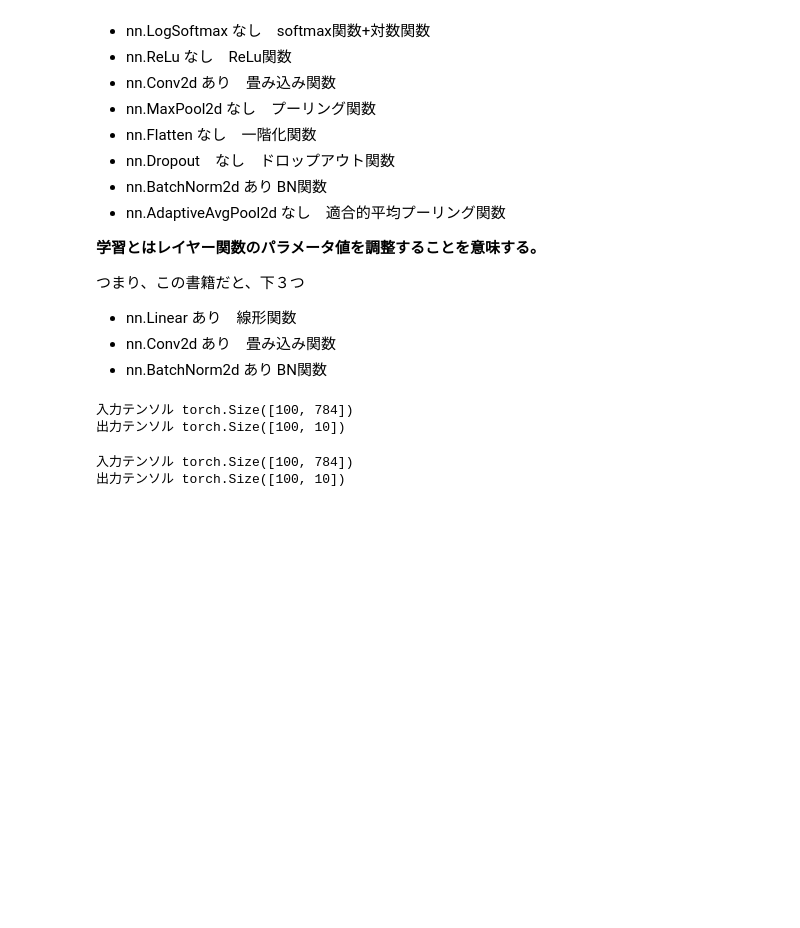
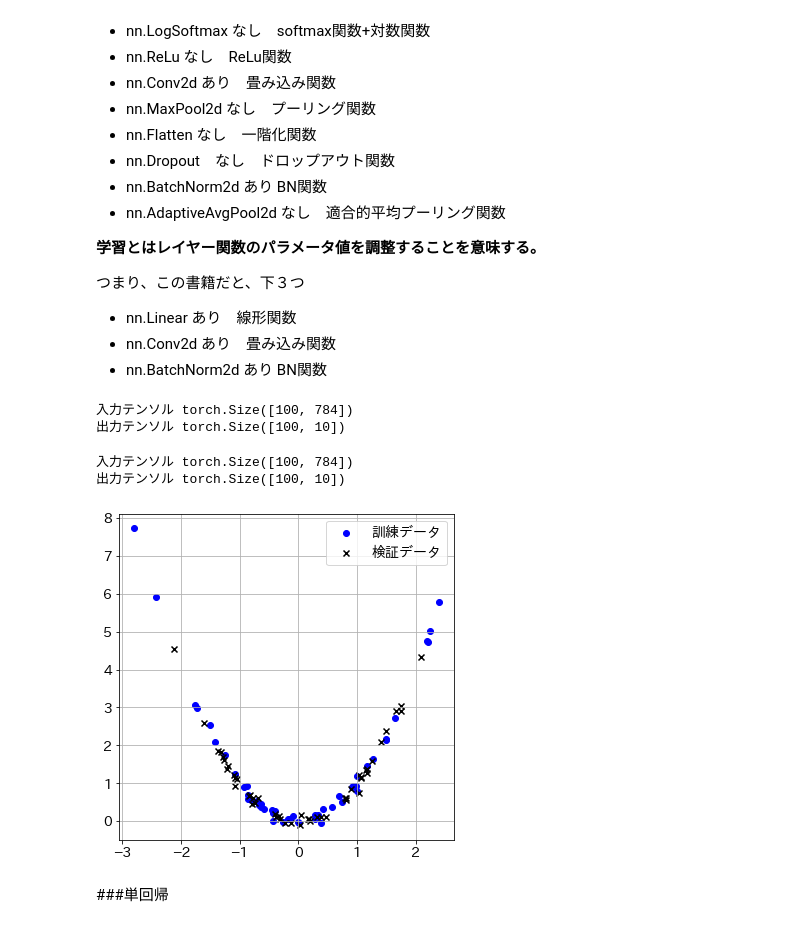
Before and after one commit to newstage75/ML_study, a Jupyter notebook: 最短Pytorch/４章予測関数の定義.ipynb, the cells around one changed output. Cells and saved outputs as stored; diff of their text form; code cells hidden in the pictures; blank space fills up the shorter version.

```diff
--- a/最短Pytorch/４章予測関数の定義.ipynb
+++ b/最短Pytorch/４章予測関数の定義.ipynb
@@ -104,3 +104,25 @@ print('出力テンソル', outputs２.shape)
 # %% [output]
 入力テンソル torch.Size([100, 784])
 出力テンソル torch.Size([100, 10])
+# %%
+#活性化関数の目的
+# 訓練データ、検証データの計算
+np.random.seed(123)
+x = np.random.randn(100,1)
+
+# yの値はx^2に乱数の要素を1/10程度付加した
+y = x**2 + np.random.randn(100,1) * 0.1
+
+# データを50件ずつに分け、それぞれ訓練用、検証用とする
+x_train = x[:50,:]
+x_test = x[50:,:]
+y_train = y[:50,:]
+y_test = y[50:,:]
+# %%
+# 散布図表示
+plt.scatter(x_train, y_train, c='b', label='訓練データ')
+plt.scatter(x_test, y_test, c='k', marker='x', label='検証データ')
+plt.legend()
+plt.show()
+# %% [output]
+[figure, added]
@@ -106,0 +138,2 @@ print('出力テンソル', outputs２.shape)
+# %% [markdown]
+###単回帰
```
Also changed, not shown: parts of 12 cells of this notebook.
